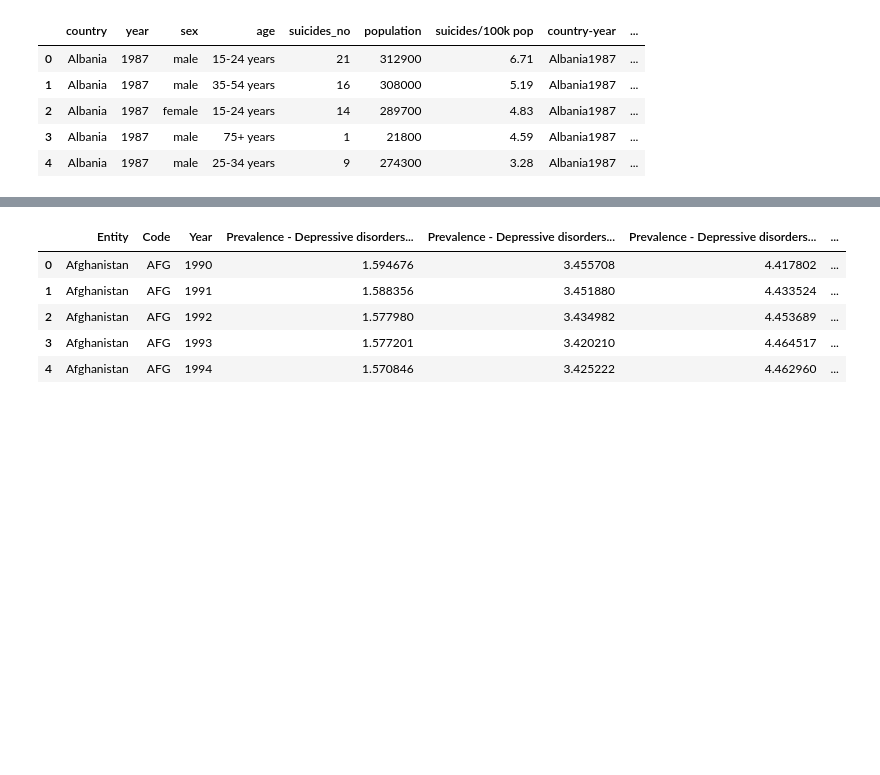
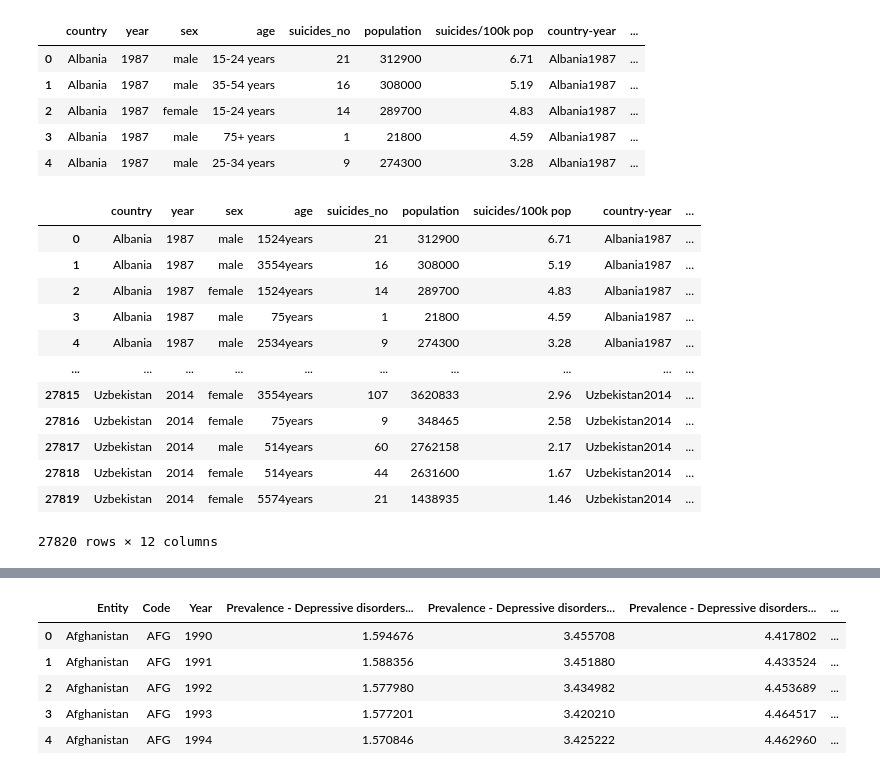
Before and after one commit to Brunadiasmiguel/depression, a Jupyter notebook: data-wrangling/country-sex-age2.ipynb, the cells around one changed output, grey strips where cells are left out. Cells and saved outputs as stored; diff of their text form; code cells hidden in the pictures; blank space fills up the shorter version.

```diff
--- a/data-wrangling/country-sex-age2.ipynb
+++ b/data-wrangling/country-sex-age2.ipynb
@@ -16,3 +16,23 @@ df.head()
 | 2 | Albania | 1987 | female | 15-24 years | 14 | 289700 | 4.83 | Albania1987 | ... |
 | 3 | Albania | 1987 | male | 75+ years | 1 | 21800 | 4.59 | Albania1987 | ... |
 | 4 | Albania | 1987 | male | 25-34 years | 9 | 274300 | 3.28 | Albania1987 | ... |
+# %%
+df['age'].value_counts()
+
+df['age']=df['age'].str.replace(' ','').str.replace(r'\W','')
+# %%
+df
+# %% [output]
+|  | country | year | sex | age | suicides_no | population | suicides/100k pop | country-year | ... |
+| 0 | Albania | 1987 | male | 1524years | 21 | 312900 | 6.71 | Albania1987 | ... |
+| 1 | Albania | 1987 | male | 3554years | 16 | 308000 | 5.19 | Albania1987 | ... |
+| 2 | Albania | 1987 | female | 1524years | 14 | 289700 | 4.83 | Albania1987 | ... |
+| 3 | Albania | 1987 | male | 75years | 1 | 21800 | 4.59 | Albania1987 | ... |
+| 4 | Albania | 1987 | male | 2534years | 9 | 274300 | 3.28 | Albania1987 | ... |
+| ... | ... | ... | ... | ... | ... | ... | ... | ... | ... |
+| 27815 | Uzbekistan | 2014 | female | 3554years | 107 | 3620833 | 2.96 | Uzbekistan2014 | ... |
+| 27816 | Uzbekistan | 2014 | female | 75years | 9 | 348465 | 2.58 | Uzbekistan2014 | ... |
+| 27817 | Uzbekistan | 2014 | male | 514years | 60 | 2762158 | 2.17 | Uzbekistan2014 | ... |
+| 27818 | Uzbekistan | 2014 | female | 514years | 44 | 2631600 | 1.67 | Uzbekistan2014 | ... |
+| 27819 | Uzbekistan | 2014 | female | 5574years | 21 | 1438935 | 1.46 | Uzbekistan2014 | ... |
+27820 rows × 12 columns
```
Also changed, not shown: parts of 15 cells of this notebook.
